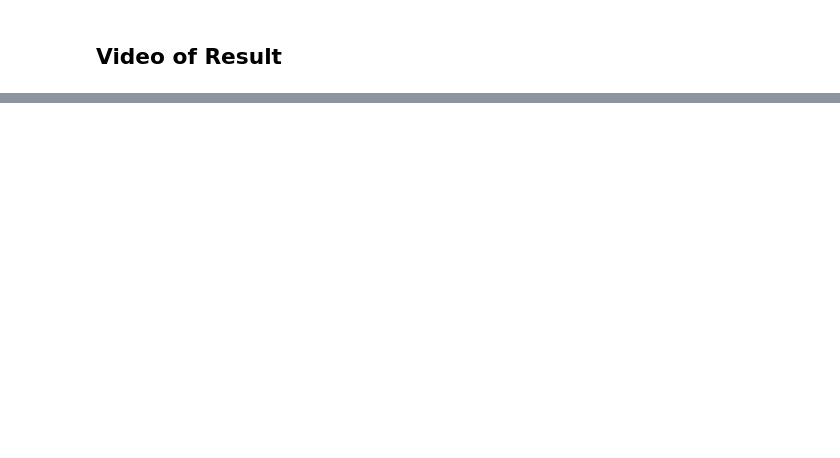
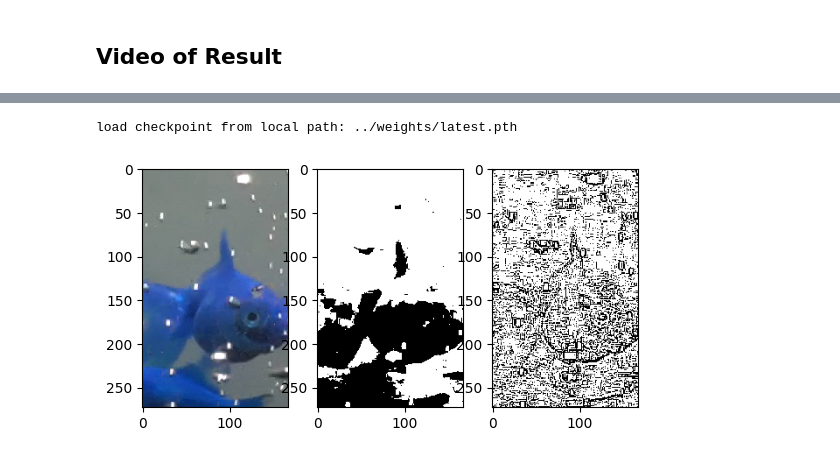
Before and after one commit to Pragyanstha/SummerCamp2022, a Jupyter notebook: notebooks/simple_tracking.ipynb, the cells around one changed output, grey strips where cells are left out. Drawn from its saved outputs; the diff is of its cells as text; code cells hidden in the pictures; blank space fills up the shorter version.

```diff
--- a/notebooks/simple_tracking.ipynb
+++ b/notebooks/simple_tracking.ipynb
@@ -183,0 +228,50 @@ print('written')
+# %%
+def detection2(img):
+    config_path = '../configs/faster_rcnn_r50_fpn.py'
+    weight_path = '../weights/latest.pth'
+
+
+    model = init_detector(config_path, weight_path, device ='cuda:1')
+
+    result_dir = '../results/nobu_result'
+
+    score_th = 0.5
+
+    #img = imageio.imread(img)
+    result = inference_detector(model, img)
+
+    return result
+# %%
+import cv2
+import matplotlib.pyplot as plt
+
+result = detection2(img)
+# each of loop is category of fish
+for category in result:
+    # each of loop is data of detected fish
+    for detected in category:
+        x, y, x_w, y_h, score = detected[0:5]
+        # integer
+        x, y, x_w, y_h = map(int,(x, y, x_w, y_h))
+
+# crop image
+crop_img = img[x:x_w, y:y_h]
+im_gray = cv2.cvtColor(crop_img, cv2.COLOR_BGR2GRAY)
+
+# OTSU method
+ret, img_otsu = cv2.threshold(im_gray, 0, 255, cv2.THRESH_OTSU)
+
+# adaptive threshold
+img_adap = cv2.adaptiveThreshold(im_gray, 255, cv2.ADAPTIVE_THRESH_MEAN_C, cv2.THRESH_BINARY, 3, 1)
+
+f, axarr = plt.subplots(1,3)
+axarr[0].imshow(crop_img)
+axarr[1].imshow(img_otsu,cmap=plt.cm.gray)
+axarr[2].imshow(img_adap,cmap=plt.cm.gray)
+
+
+
+plt.show()
+# %% [output]
+load checkpoint from local path: ../weights/latest.pth
+[figure, added]
```
Also changed, not shown: parts of 4 cells of this notebook.
